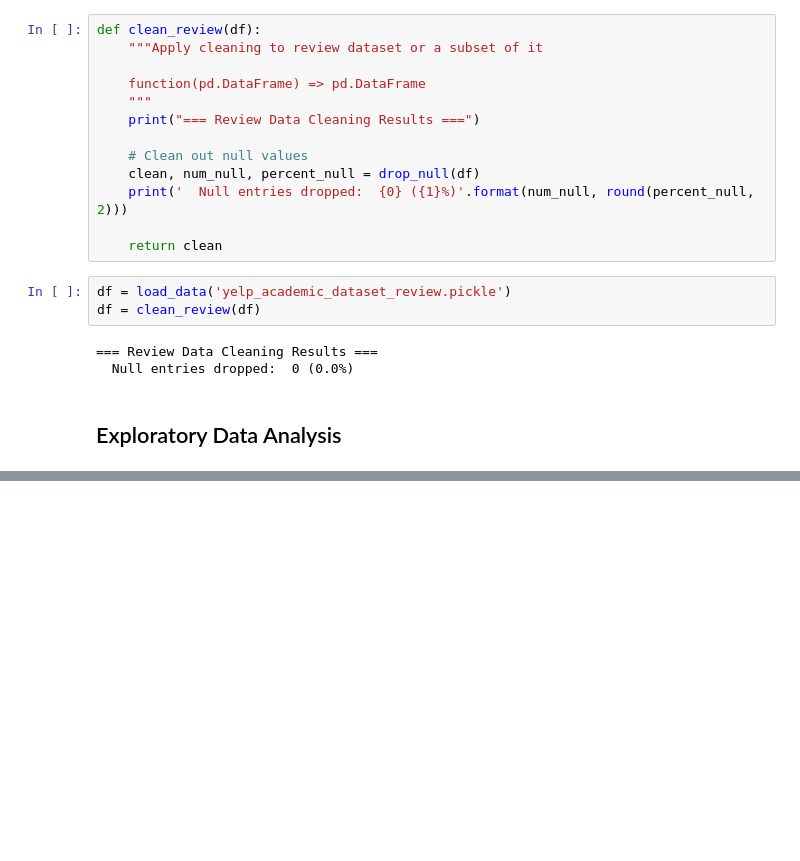
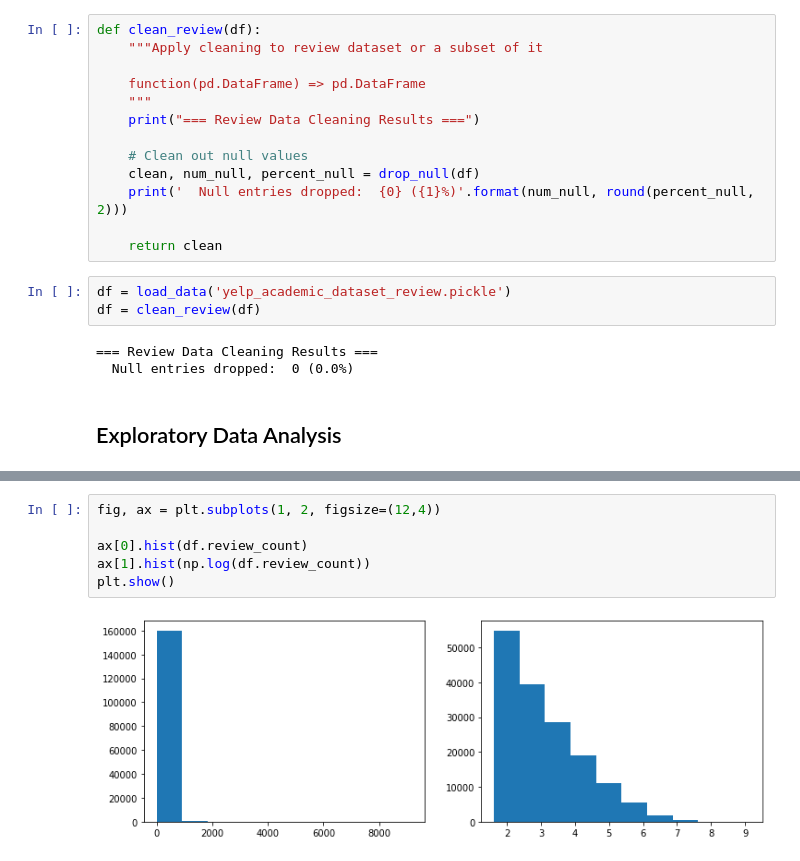
Before and after one commit to spencerfitch/yelp-datascience, a Jupyter notebook: project.ipynb, the cells around one changed output, grey strips where cells are left out. Drawn from its saved outputs; the diff is of its cells as text; blank space fills up the shorter version.

```diff
--- a/project.ipynb
+++ b/project.ipynb
@@ -164,0 +175,8 @@ df = clean_review(df)
+# %%
+fig, ax = plt.subplots(1, 2, figsize=(12,4))
+
+ax[0].hist(df.review_count)
+ax[1].hist(np.log(df.review_count))
+plt.show()
+# %% [output]
+[figure, added]
```
Also changed, not shown: parts of 6 cells of this notebook.
